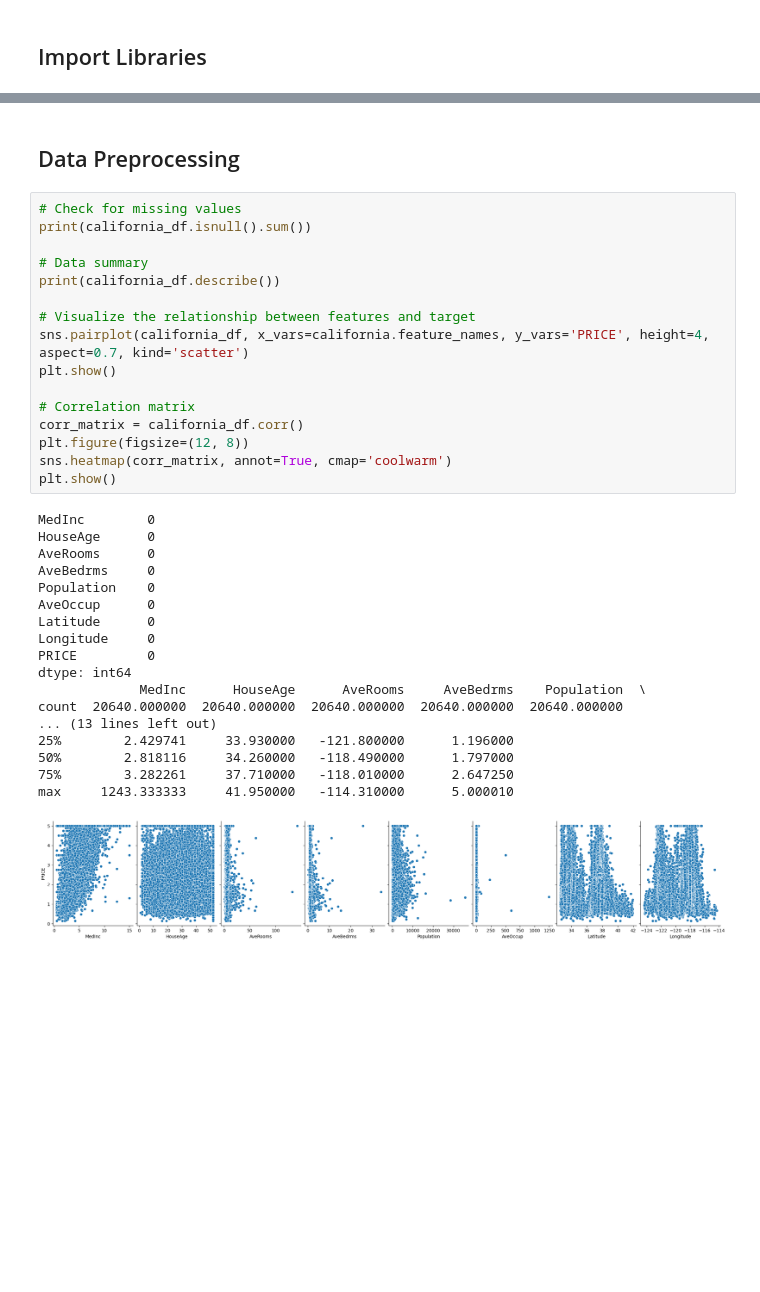
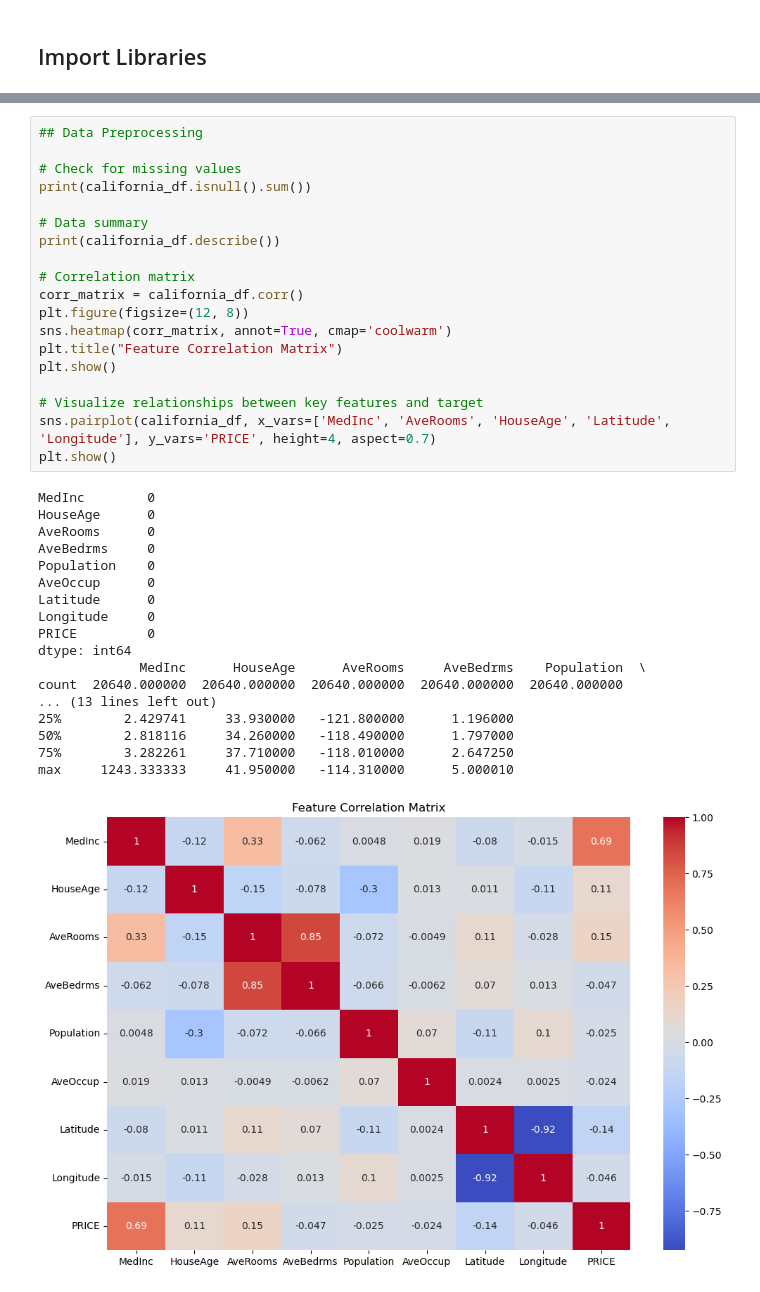
Before and after one commit to ruairi-mcc/California-Housing---Linear-Regression, a Jupyter notebook: California Housing Linear Regression.ipynb, the cells around one changed output, grey strips where cells are left out. Cells and saved outputs as stored; diff of their text form; blank space fills up the shorter version.

```diff
--- a/California Housing Linear Regression.ipynb
+++ b/California Housing Linear Regression.ipynb
@@ -33,40 +38,41 @@ print(california_df.head())
 2    -122.24  3.521
 3    -122.25  3.413
 4    -122.25  3.422
-# %% [markdown]
-## Data Preprocessing
 # %%
+## Data Preprocessing
+
 # Check for missing values
 print(california_df.isnull().sum())
 
 # Data summary
 print(california_df.describe())
 
-# Visualize the relationship between features and target
-sns.pairplot(california_df, x_vars=california.feature_names, y_vars='PRICE', height=4, aspect=0.7, kind='scatter')
-plt.show()
-
 # Correlation matrix
 corr_matrix = california_df.corr()
 plt.figure(figsize=(12, 8))
 sns.heatmap(corr_matrix, annot=True, cmap='coolwarm')
+plt.title("Feature Correlation Matrix")
 plt.show()
+
+# Visualize relationships between key features and target
+sns.pairplot(california_df, x_vars=['MedInc', 'AveRooms', 'HouseAge', 'Latitude', 'Longitude'], y_vars='PRICE', height=4, aspect=0.7)
+plt.show()
 # %% [output]
 MedInc        0
 HouseAge      0
 AveRooms      0
 AveBedrms     0
 Population    0
 AveOccup      0
 Latitude      0
 Longitude     0
 PRICE         0
 dtype: int64
              MedInc      HouseAge      AveRooms     AveBedrms    Population  \
 count  20640.000000  20640.000000  20640.000000  20640.000000  20640.000000
 ... (13 lines left out)
 25%        2.429741     33.930000   -121.800000      1.196000
 50%        2.818116     34.260000   -118.490000      1.797000
 75%        3.282261     37.710000   -118.010000      2.647250
 max     1243.333333     41.950000   -114.310000      5.000010
-[figure, old version]
+[figure, new version]
```
Also changed, not shown: parts of 19 cells of this notebook.
